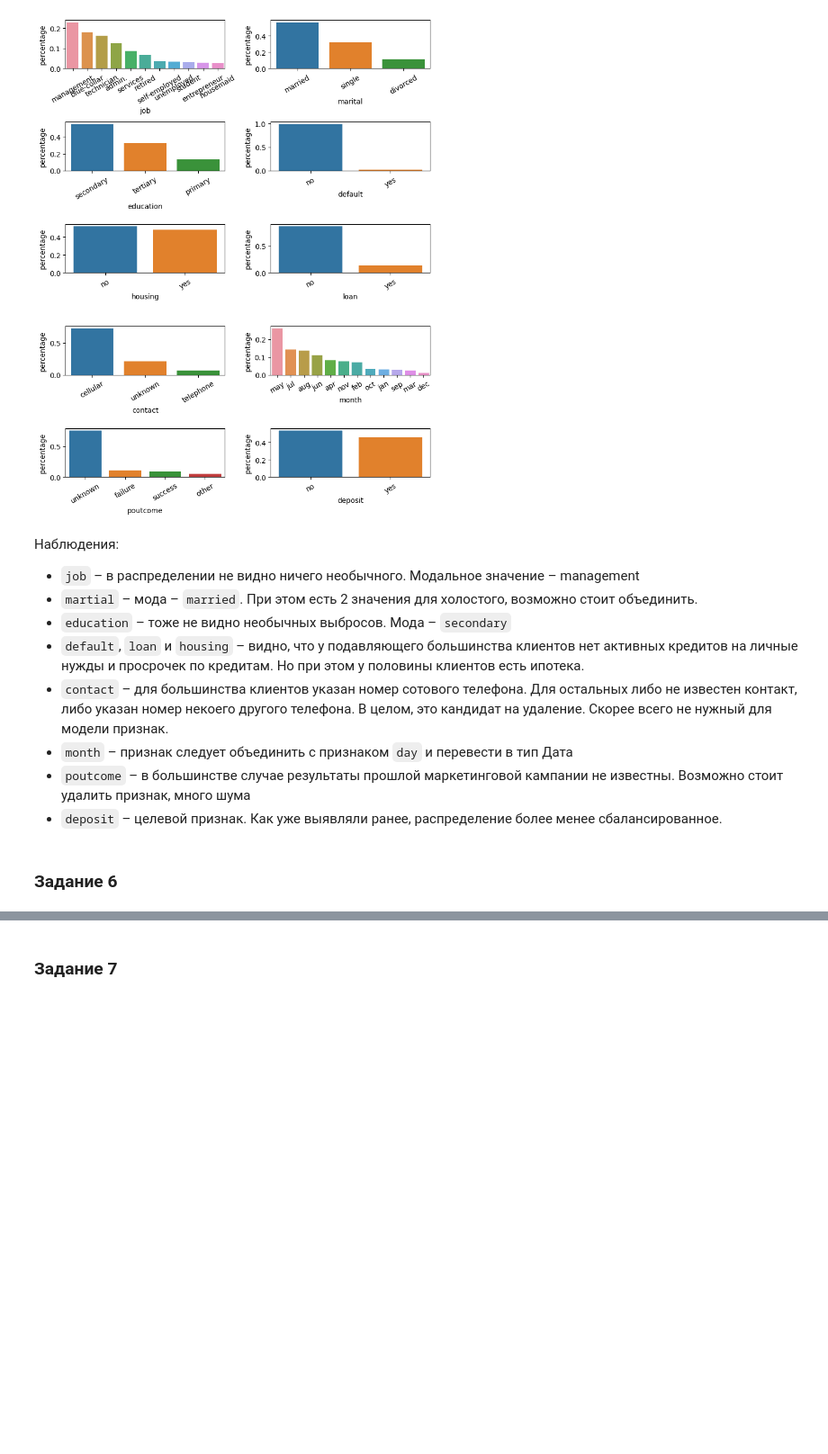
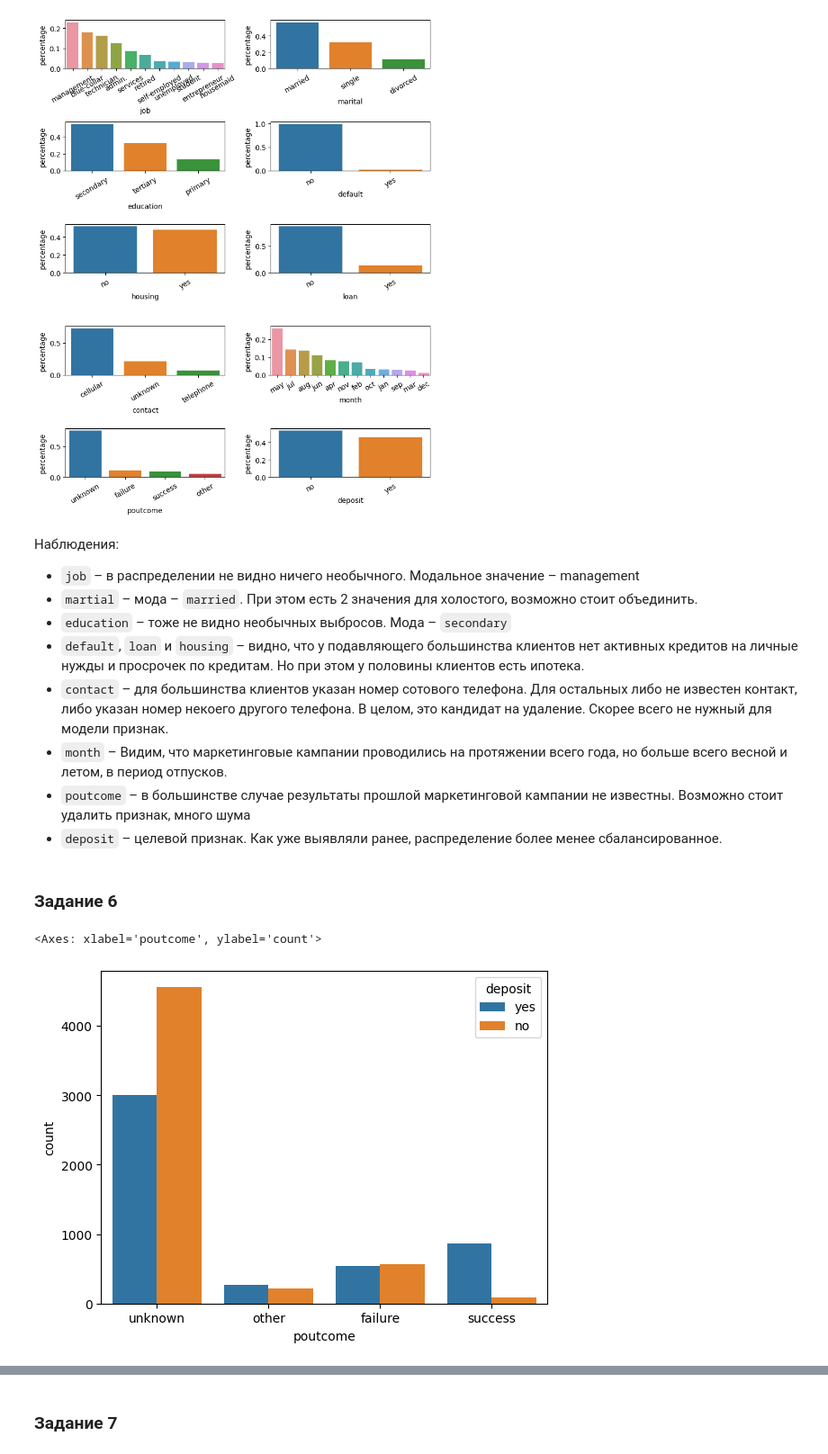
Before and after one commit to botovalex/SFDC, a Jupyter notebook: ML/Project_4_ML.ipynb, the cells around one changed output, grey strips where cells are left out. Shown at 90% size. Drawn from its saved outputs; the diff is of its cells as text; code cells hidden in the pictures; blank space fills up the shorter version.

```diff
--- a/ML/Project_4_ML.ipynb
+++ b/ML/Project_4_ML.ipynb
@@ -410,7 +410,7 @@ draw_cat_proportions(df, cat_features)
 * `education` – тоже не видно необычных выбросов. Мода – `secondary`
 * `default`, `loan` и `housing` – видно, что у подавляющего большинства клиентов нет активных кредитов на личные нужды и просрочек по кредитам. Но при этом у половины клиентов есть ипотека.
 * `contact` – для большинства клиентов указан номер сотового телефона. Для остальных либо не известен контакт, либо указан номер некоего другого телефона. В целом, это кандидат на удаление. Скорее всего не нужный для модели признак.
-* `month` – признак следует объединить с признаком `day` и перевести в тип Дата
+* `month` – Видим, что маркетинговые кампании проводились на протяжении всего года, но больше всего весной и летом, в период отпусков.
 * `poutcome` – в большинстве случае результаты прошлой маркетинговой кампании не известны. Возможно стоит удалить признак, много шума
 * `deposit` – целевой признак. Как уже выявляли ранее, распределение более менее сбалансированное.
 # %% [markdown]
@@ -418,3 +418,7 @@ draw_cat_proportions(df, cat_features)
 # %%
 # Узнайте, для какого статуса предыдущей маркетинговой кампании успех в текущей превалирует над количеством неудач.
 # ваш код
+sns.countplot(data=df, x='poutcome', hue='deposit')
+# %% [output]
+<Axes: xlabel='poutcome', ylabel='count'>
+[figure, added]
```
Also changed, not shown: parts of 20 cells of this notebook.
